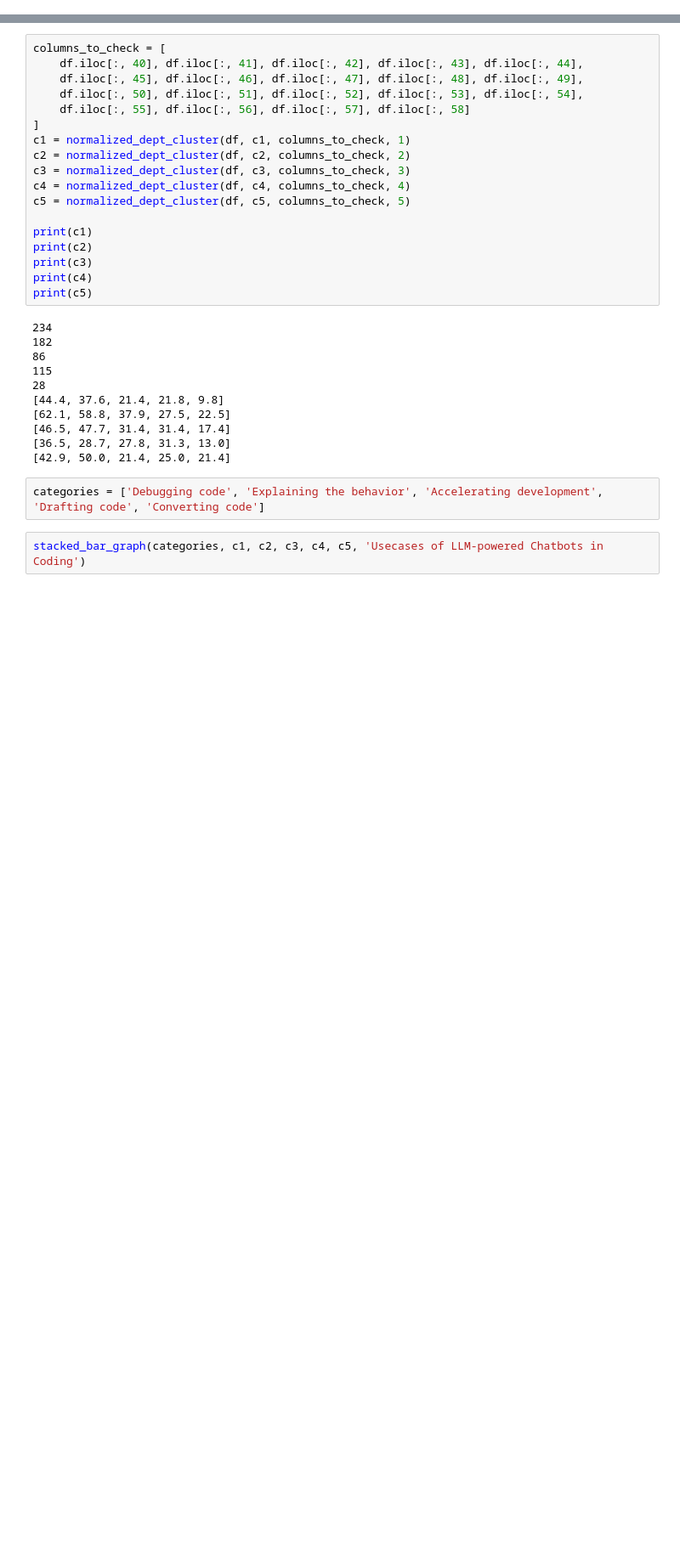
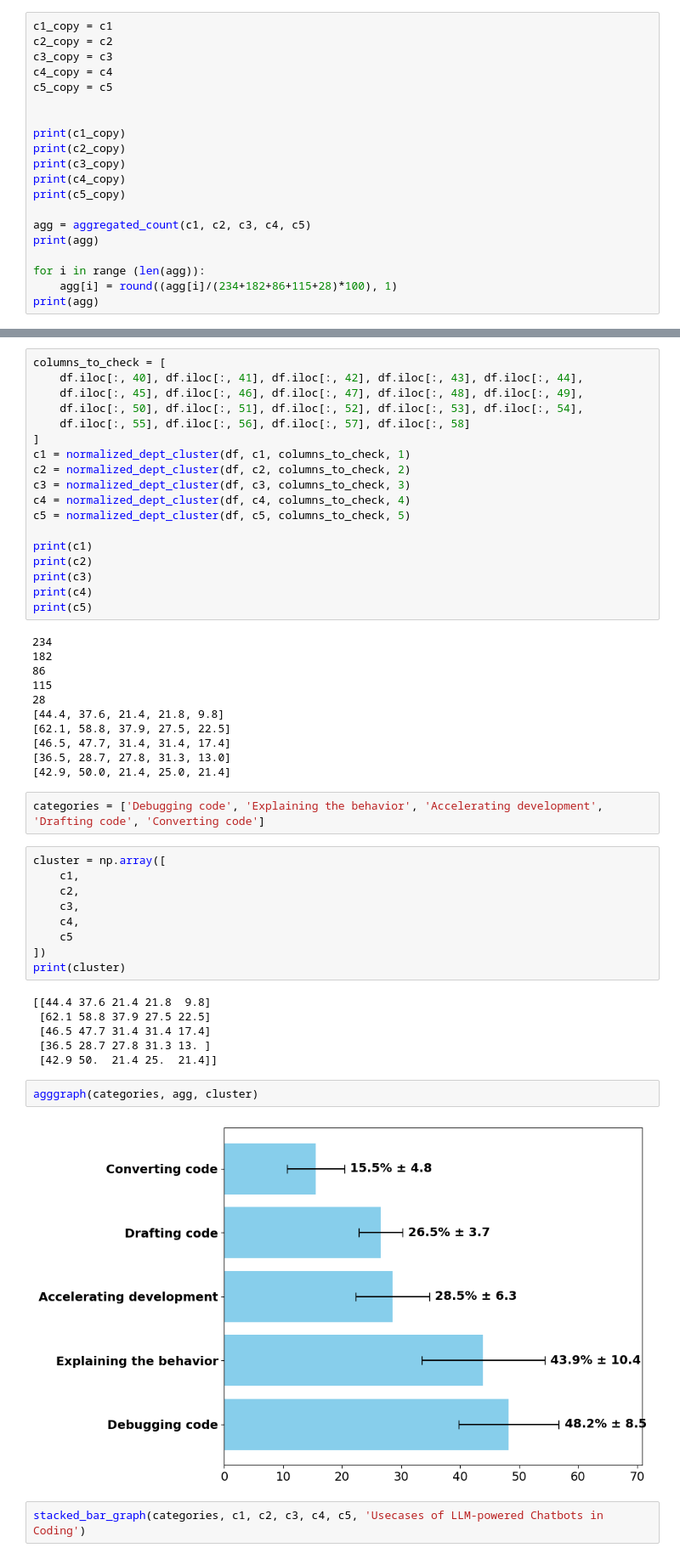
Before and after one commit to JesanOvi/GenAI-Survey-Analysis, a Jupyter notebook: note_books/main_notebook.ipynb, the cells around one changed output, grey strips where cells are left out. Shown at 85% size. Saved outputs shown, nothing was run; the diff lists cells and outputs as text; blank space fills up the shorter version.

```diff
--- a/note_books/main_notebook.ipynb
+++ b/note_books/main_notebook.ipynb
@@ -155,3 +295,23 @@ c1, c2, c3, c4, c5 = create_vector(df, 50)
 # %% [output]
 [0, 23, 41, 15, 15, 6]
 [104, 88, 50, 51, 23]
+# %%
+c1_copy = c1
+c2_copy = c2
+c3_copy = c3
+c4_copy = c4
+c5_copy = c5
+
+
+print(c1_copy)
+print(c2_copy)
+print(c3_copy)
+print(c4_copy)
+print(c5_copy)
+
+agg = aggregated_count(c1, c2, c3, c4, c5)
+print(agg)
+
+for i in range (len(agg)):
+    agg[i] = round((agg[i]/(234+182+86+115+28)*100), 1)
+print(agg)
@@ -186,6 +354,25 @@ print(c5)
 [42.9, 50.0, 21.4, 25.0, 21.4]
 # %%
 categories = ['Debugging code', 'Explaining the behavior', 'Accelerating development', 'Drafting code', 'Converting code']
+# %%
+cluster = np.array([
+    c1,
+    c2,
+    c3,
+    c4,
+    c5
+])
+print(cluster)
+# %% [output]
+[[44.4 37.6 21.4 21.8  9.8]
+ [62.1 58.8 37.9 27.5 22.5]
+ [46.5 47.7 31.4 31.4 17.4]
+ [36.5 28.7 27.8 31.3 13. ]
+ [42.9 50.  21.4 25.  21.4]]
+# %%
+agggraph(categories, agg, cluster)
+# %% [output]
+[figure, added]
 # %%
 stacked_bar_graph(categories, c1, c2, c3, c4, c5, 'Usecases of LLM-powered Chatbots in Coding')
 # %% [output]
```
Also changed, not shown: parts of 12 cells of this notebook.
